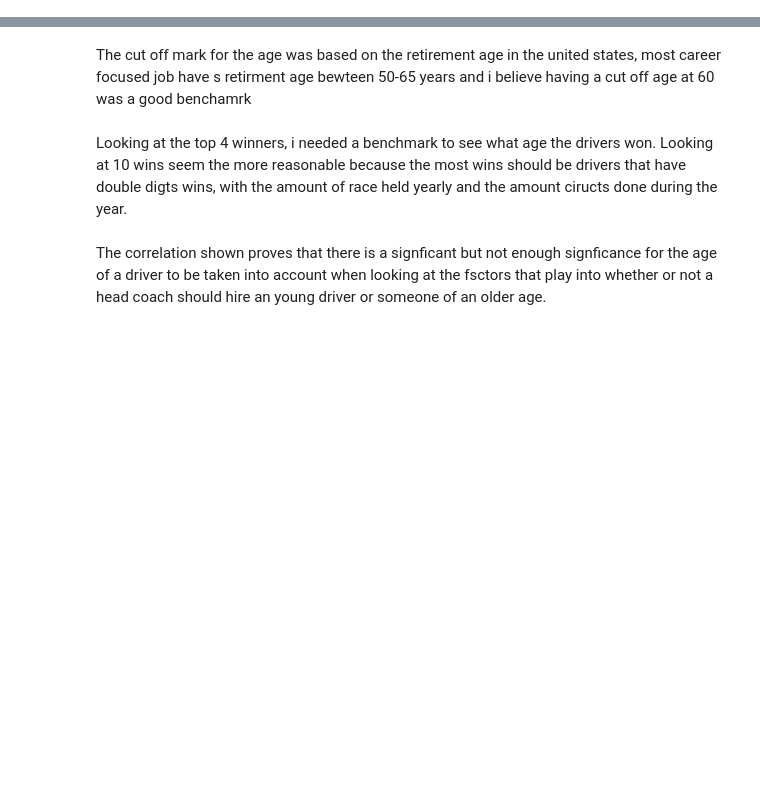
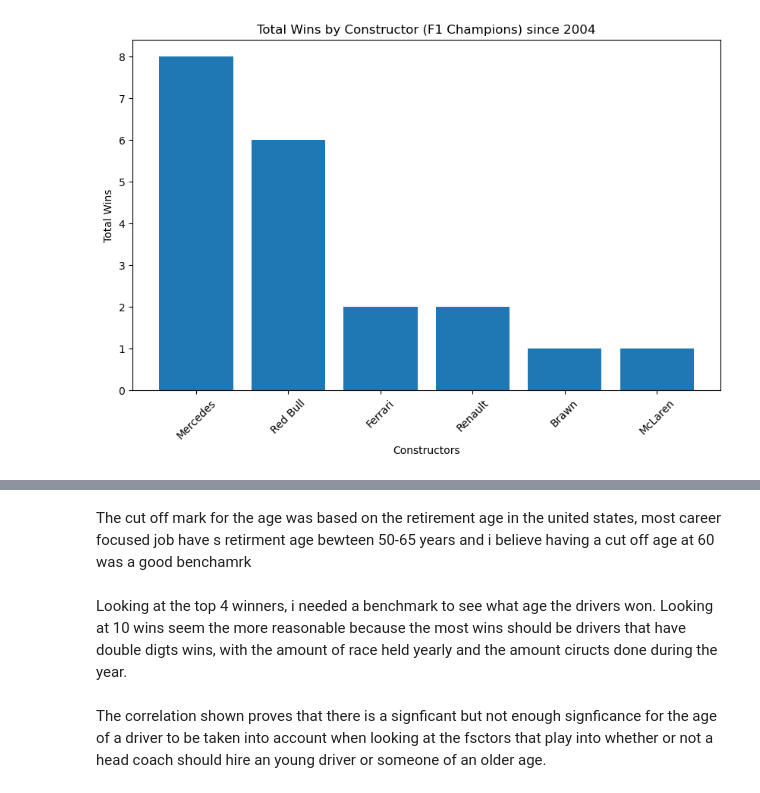
Before and after one commit to YargKlnc/Project1-Formula1, a Jupyter notebook: project.ipynb, the cells around one changed output, grey strips where cells are left out. Cells and saved outputs as stored; diff of their text form; code cells hidden in the pictures; blank space fills up the shorter version.

```diff
--- a/project.ipynb
+++ b/project.ipynb
@@ -65,0 +112,5 @@ win_counts.value_counts()
+# %%
+#calculate the total points per year
+top_teams_per_year = constructors_after_2004.groupby(['year', 'constructor', 'nationality'])['points'].sum().reset_index()
+
+top_teams_per_year
@@ -65,0 +155,7 @@ win_counts.value_counts()
+# %%
+#add a "wins" column to show wins for team with highest points per year
+highest_points_per_year = top_teams_per_year.groupby('year')['points'].transform(max) == top_teams_per_year['points']
+
+top_teams_per_year['wins']  = highest_points_per_year.astype(int)
+
+top_teams_per_year
@@ -65,0 +176,7 @@ win_counts.value_counts()
+# %%
+# Create a new DataFrame with the winning constructors
+winners_df = top_teams_per_year.rename(columns={'constructor': 'Champion'})
+winners_df = winners_df[top_teams_per_year["wins"] == 1]
+winners_df.reset_index(drop=True, inplace=True)
+# Print the new DataFrame
+winners_df
@@ -65,0 +201,5 @@ win_counts.value_counts()
+# %%
+#calculate the total wins for each team
+team_wins = winners_df.groupby('Champion',)['wins'].sum().reset_index()
+team_wins = team_wins.sort_values(by='wins', ascending=False)
+team_wins
@@ -66,12 +214,13 @@ win_counts.value_counts()
 # %%
-# Create a bar chart for top constructors per year from 2004
+#bar chart to show total wins by constructor
+team_wins = team_wins.sort_values(by='wins', ascending=False)
+
 plt.figure(figsize=(10, 6))
-plt.bar(win_counts['constructor_name'], win_counts['wins'])
+plt.bar(team_wins['Champion'], team_wins['wins'])
 plt.xlabel('Constructors')
 plt.ylabel('Total Wins')
-plt.title('Most Constructor Wins since 2004')
-plt.xticks(rotation=45)
-plt.tight_layout()
-
-# Show the chart
+plt.title('Total Wins by Constructor (F1 Champions) since 2004')
+plt.xticks(rotation=45)  # Rotate x-axis labels for better readability
 plt.show()
+# %% [output]
+[figure, added]
```
Also changed, not shown: parts of 18 cells of this notebook.
